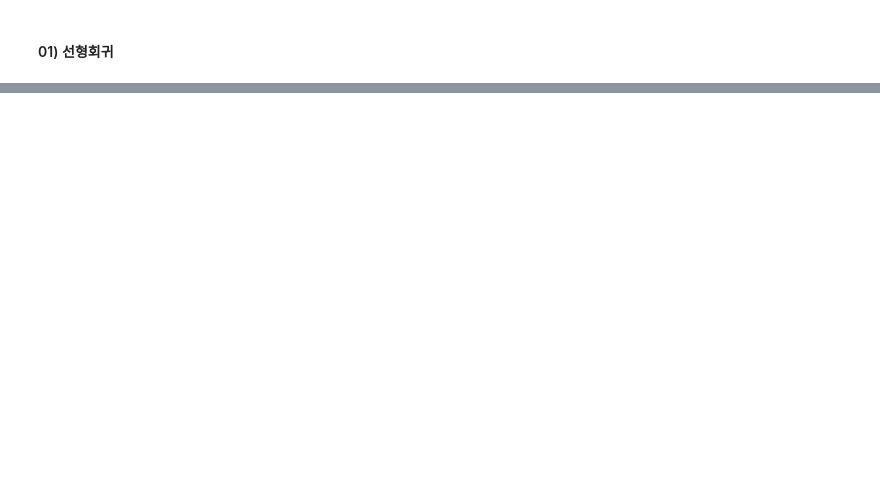
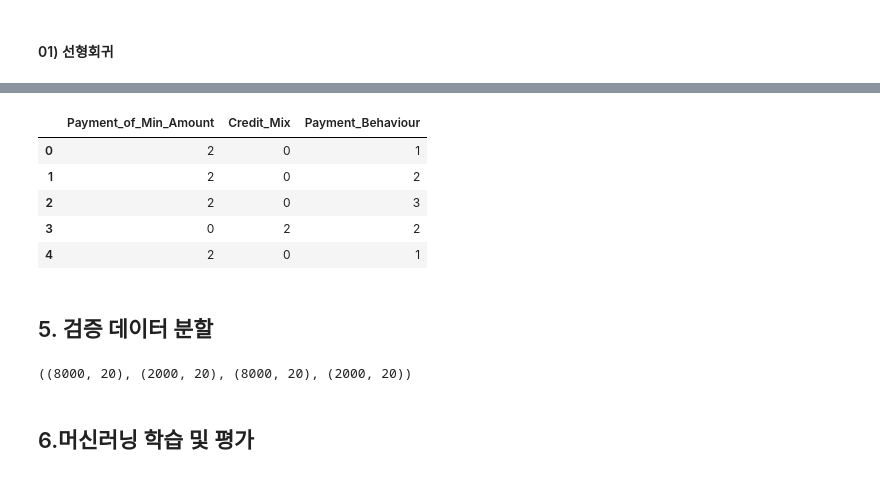
Before and after one commit to va4756/algio_sklearn, a Jupyter notebook: bigdata_sinagong_part2.ipynb, the cells around one changed output, grey strips where cells are left out. Cells and saved outputs as stored; diff of their text form; code cells hidden in the pictures; blank space fills up the shorter version.

```diff
--- a/bigdata_sinagong_part2.ipynb
+++ b/bigdata_sinagong_part2.ipynb
@@ -919,0 +1107,4 @@ MES:  1386204.0482937463
+# %%
+target = train.pop('Credit_Score')
+cols = train.columns[train.dtypes == object]
+cols
@@ -919,0 +1118,5 @@ MES:  1386204.0482937463
+# %%
+categorical_cols = ['Payment_of_Min_Amount', 'Credit_Mix', 'Payment_Behaviour']
+for col in categorical_cols:
+    train[col] = train[col].astype('category').cat.codes
+    test[col] = test[col].astype('category').cat.codes
@@ -919,0 +1136,20 @@ MES:  1386204.0482937463
+# %%
+train[cols].head()
+# %% [output]
+|  | Payment_of_Min_Amount | Credit_Mix | Payment_Behaviour |
+| 0 | 2 | 0 | 1 |
+| 1 | 2 | 0 | 2 |
+| 2 | 2 | 0 | 3 |
+| 3 | 0 | 2 | 2 |
+| 4 | 2 | 0 | 1 |
+# %% [markdown]
+## 5. 검증 데이터 분할
+# %%
+from sklearn.model_selection import train_test_split
+X_train, X_val, y_train, y_val = train_test_split(train, test, test_size=0.2, random_state=123)
+
+X_train.shape, X_val.shape, y_train.shape, y_val.shape
+# %% [output]
+((8000, 20), (2000, 20), (8000, 20), (2000, 20))
+# %% [markdown]
+## 6.머신러닝 학습 및 평가
```
Also changed, not shown: parts of 36 cells of this notebook.
